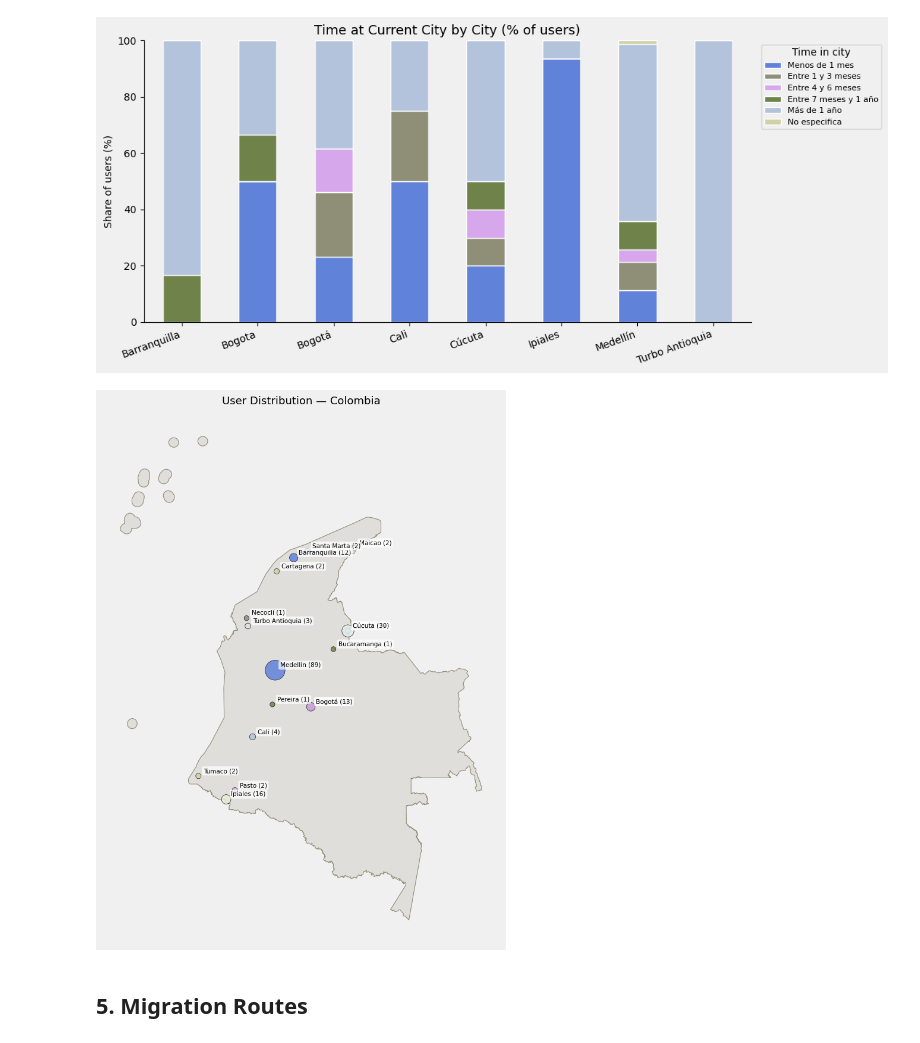
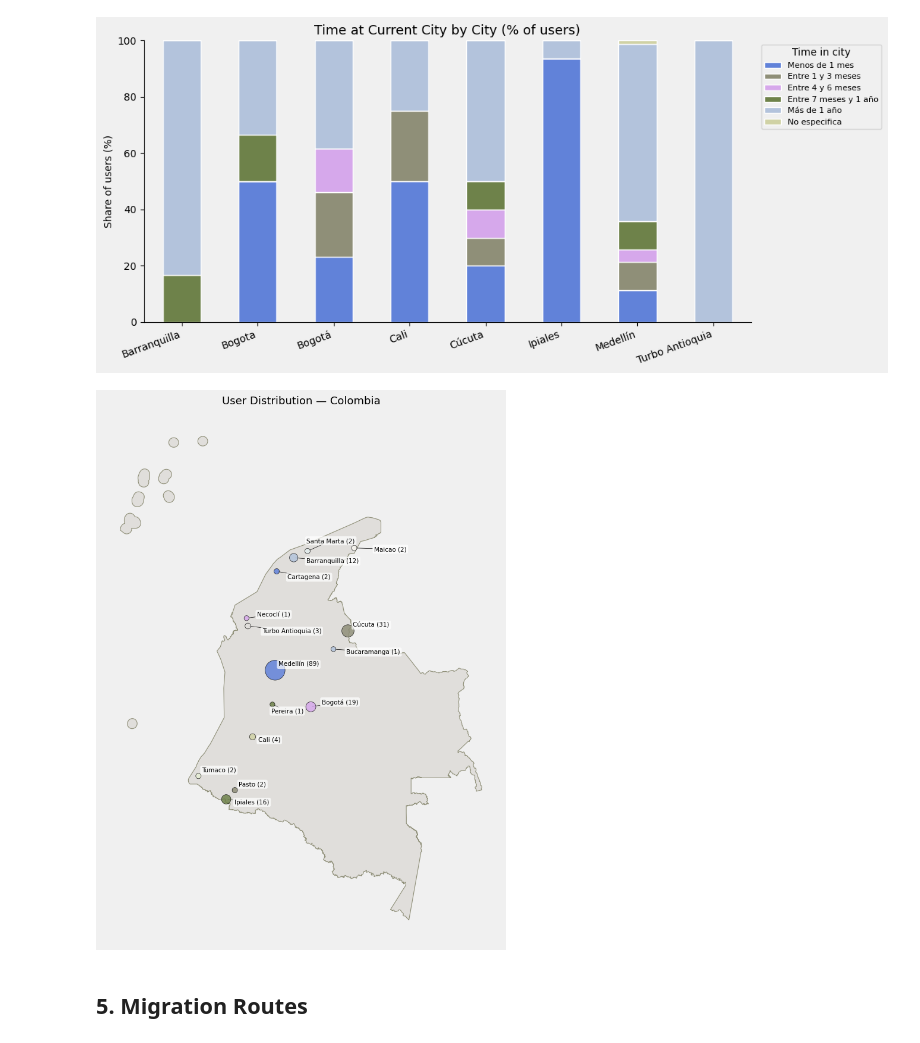
Before and after one commit to DiversaStudio/chatbot_methodology_mmc, a Jupyter notebook: notebooks/eda_responses.ipynb, the cells around one changed output. Drawn from its saved outputs; the diff is of its cells as text; code cells hidden in the pictures.

```diff
--- a/notebooks/eda_responses.ipynb
+++ b/notebooks/eda_responses.ipynb
@@ -398,6 +398,7 @@ plt.show()
 import osmnx as ox
 import geopandas as gpd
 from shapely.geometry import Point
+from adjustText import adjust_text
 
 colombia = ox.geocode_to_gdf("Colombia")
 
@@ -427,51 +428,74 @@ CITY_COORDS = {
     "Villavicencio":    (-73.6354, 4.1420),
 }
 
+# Some cities appear under both accented and unaccented spellings
+# (e.g. "Bogotá"/"Bogota", "Medellín"/"Medellin", "Cúcuta"/"Cucuta").
+# CITY_COORDS maps every spelling to the same point, so without merging
+# them first they'd render as two overlapping markers + labels for the
+# same city. Canonicalize to one name, then count, so each real city is a
+# single bubble carrying its combined user total.
+CITY_CANON = {
+    "Medellin": "Medellín",
+    "Bogota":   "Bogotá",
+    "Cucutá":   "Cúcuta",
+    "Cucuta":   "Cúcuta",
+}
+canon = df['city_display'].map(lambda c: CITY_CANON.get(c, c))
 city_counts = (
-    df['city_display']
-    .map(lambda c: CITY_COORDS.get(c))
-    .pipe(lambda s: df.assign(_coords=s))
-    .dropna(subset=['_coords'])
-    .groupby('city_display')
-    .size()
+    canon[canon.isin(CITY_COORDS)]
+    .value_counts()
+    .rename_axis('city_display')
     .reset_index(name='count')
 )
 city_counts['geometry'] = city_counts['city_display'].map(
     lambda c: Point(CITY_COORDS[c])
 )
 cities_gdf = gpd.GeoDataFrame(city_counts, geometry='geometry', crs='EPSG:4326')
 
 # Scale bubble size: min 30, max 600
 max_count = cities_gdf['count'].max()
 cities_gdf['marker_size'] = (cities_gdf['count'] / max_count * 550 + 30).round()
 
 # One distinct palette color per city marker
 cities_gdf['color'] = bar_colors(len(cities_gdf))
 
 fig, ax = plt.subplots(figsize=(7, 10))
 colombia.to_crs('EPSG:4326').plot(ax=ax, color=HONGO, edgecolor=MADERA, linewidth=0.8)
 cities_gdf.plot(
     ax=ax,
     markersize=cities_gdf['marker_size'],
     color=cities_gdf['color'], alpha=0.85,
     edgecolor=NEGRO, linewidth=0.5,
     zorder=3,
 )
-for _, row in cities_gdf.iterrows():
-    ax.annotate(
+
+# Place labels at each city, then let adjustText push them apart so the
+# tags (and their "(n users)" counts) no longer overlap each other for
+# clustered cities (e.g. the coffee region or the Caribbean coast). Thin
+# leader lines connect each displaced label back to its city marker.
+texts = [
+    ax.text(
+        row.geometry.x, row.geometry.y,
         f"{row['city_display']} ({row['count']})",
-        xy=(row.geometry.x, row.geometry.y),
-        xytext=(6, 4), textcoords='offset points',
         fontsize=7.5, color=NEGRO,
         bbox=dict(boxstyle='round,pad=0.25', facecolor='white', alpha=0.7, edgecolor='none'),
+        zorder=4,
     )
+    for _, row in cities_gdf.iterrows()
+]
+adjust_text(
+    texts, ax=ax,
+    expand=(1.2, 1.5),
+    arrowprops=dict(arrowstyle='-', color=NEGRO, lw=0.5),
+)
+
 ax.set_title('User Distribution — Colombia', fontsize=13, color=NEGRO, pad=10)
 ax.set_axis_off()
 fig.patch.set_facecolor(CIELO)
 plt.tight_layout()
 plt.show()
 # %% [output]
-[figure, old version]
+[figure, new version]
 # %% [markdown]
 ## 5. Migration Routes
 # %% [markdown]
```
Also changed, not shown: 2 other files.
